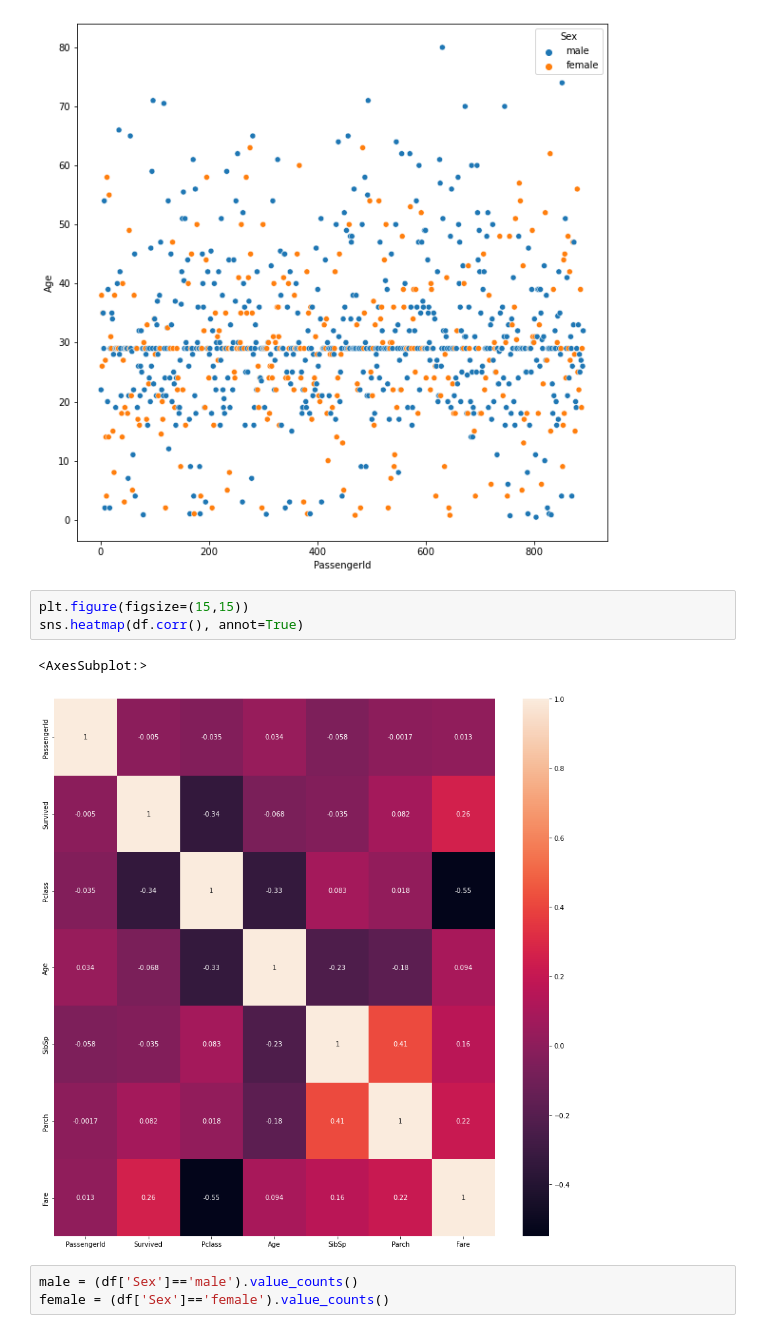
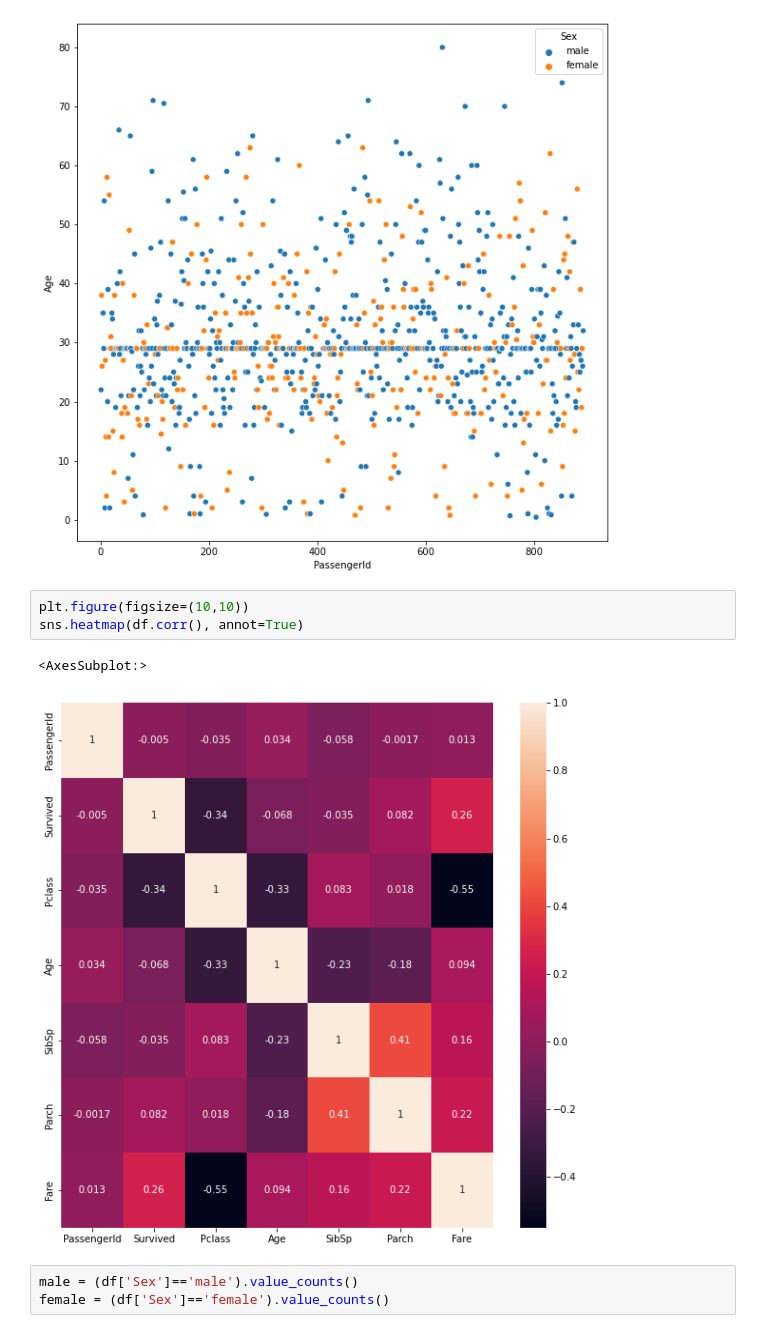
Before and after one commit to Jkhattak/OOP, a Jupyter notebook: TitanicData.ipynb, the cells around one changed output. Saved outputs shown, nothing was run; the diff lists cells and outputs as text.

```diff
--- a/TitanicData.ipynb
+++ b/TitanicData.ipynb
@@ -124,11 +124,11 @@ sns.scatterplot(data=df, x='PassengerId', y='Age', hue='Sex')
 <AxesSubplot:xlabel='PassengerId', ylabel='Age'>
 [figure]
 # %%
-plt.figure(figsize=(15,15))
+plt.figure(figsize=(10,10))
 sns.heatmap(df.corr(), annot=True)
 # %% [output]
 <AxesSubplot:>
-[figure, old version]
+[figure, new version]
 # %%
 male = (df['Sex']=='male').value_counts()
 female = (df['Sex']=='female').value_counts()
```
Also changed, not shown: parts of 8 cells of this notebook.
